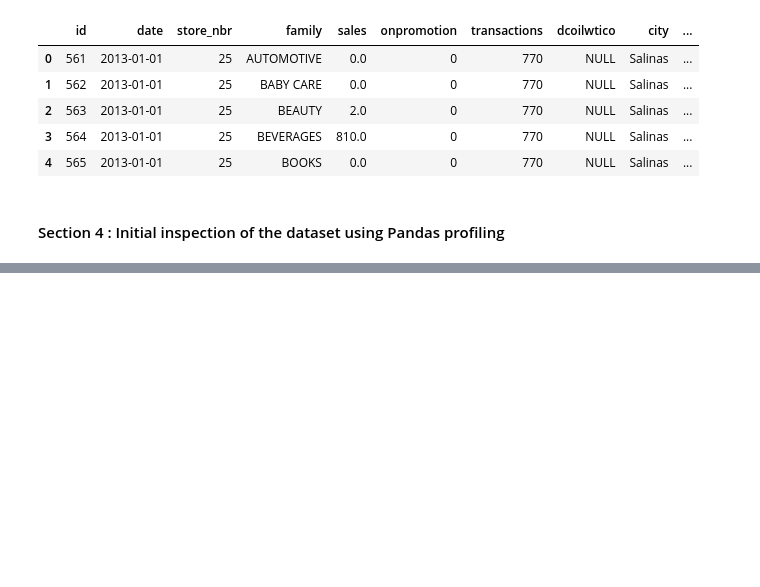
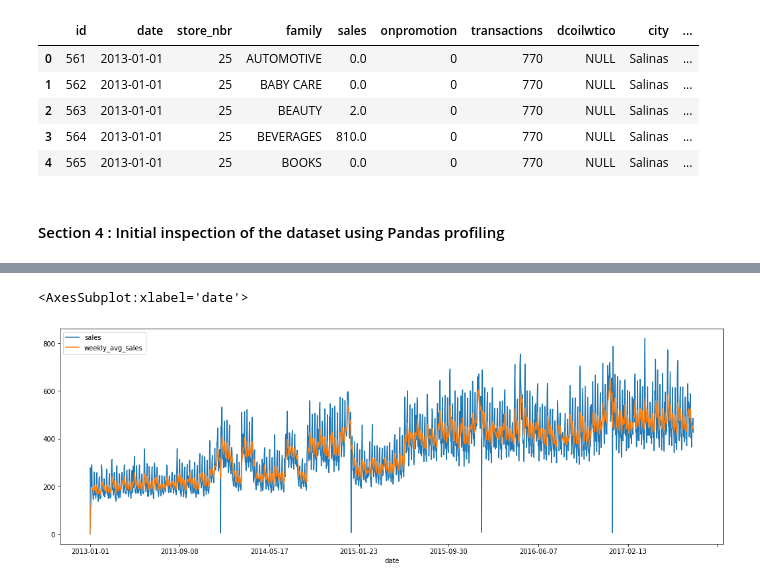
Before and after one commit to abroniewski/ML-test-repo, a Jupyter notebook: connectcsv.ipynb, the cells around one changed output, grey strips where cells are left out. Saved outputs shown, nothing was run; the diff lists cells and outputs as text; code cells hidden in the pictures; blank space fills up the shorter version.

```diff
--- a/connectcsv.ipynb
+++ b/connectcsv.ipynb
@@ -211,0 +224,10 @@ profile.to_notebook_iframe()
+# %%
+#Reading the csv for examining the sales variation wrt weekly average sales over time
+train_data = pd.read_csv(path+'train.csv')
+
+avg_sales = train_data.groupby('date').agg({'sales': 'mean'}).reset_index()
+avg_sales['weekly_avg_sales'] = avg_sales['sales'].ewm(span=7, adjust=False).mean()
+avg_sales.plot(x= 'date', y= ['sales', 'weekly_avg_sales'], figsize=(18,6))
+# %% [output]
+<AxesSubplot:xlabel='date'>
+[figure, added]
```
Also changed, not shown: parts of 6 cells of this notebook.
